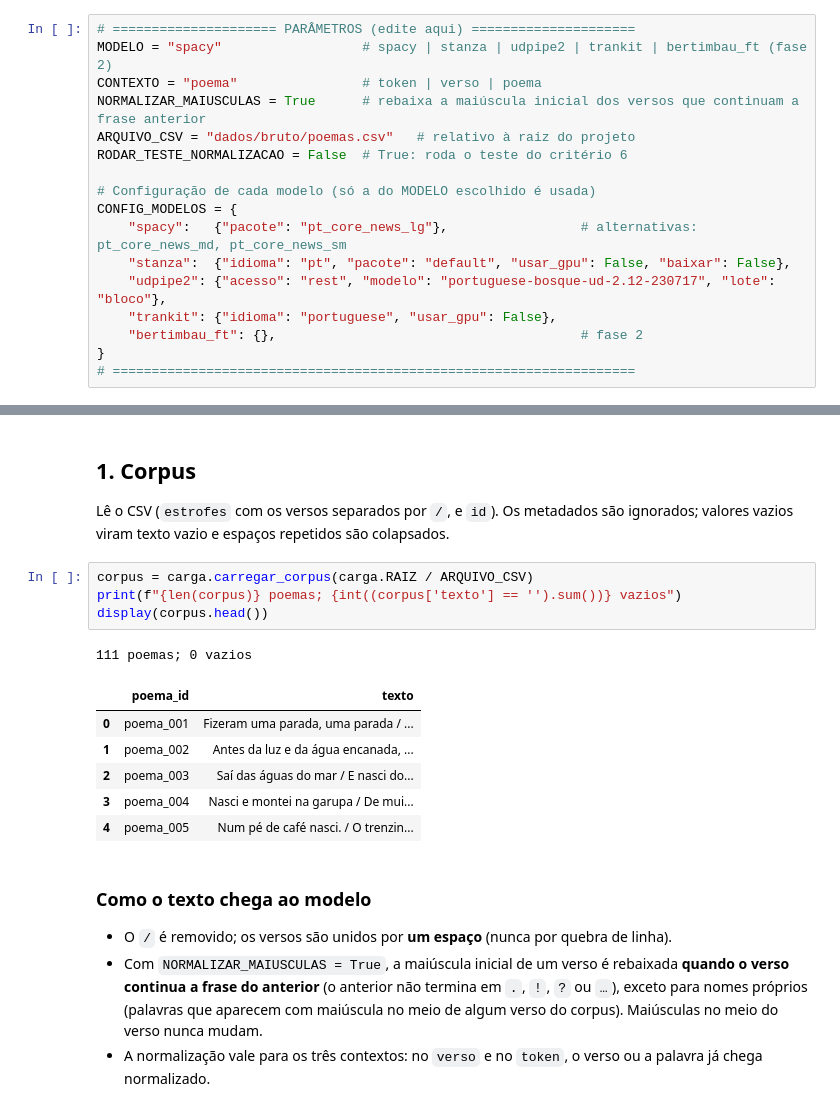
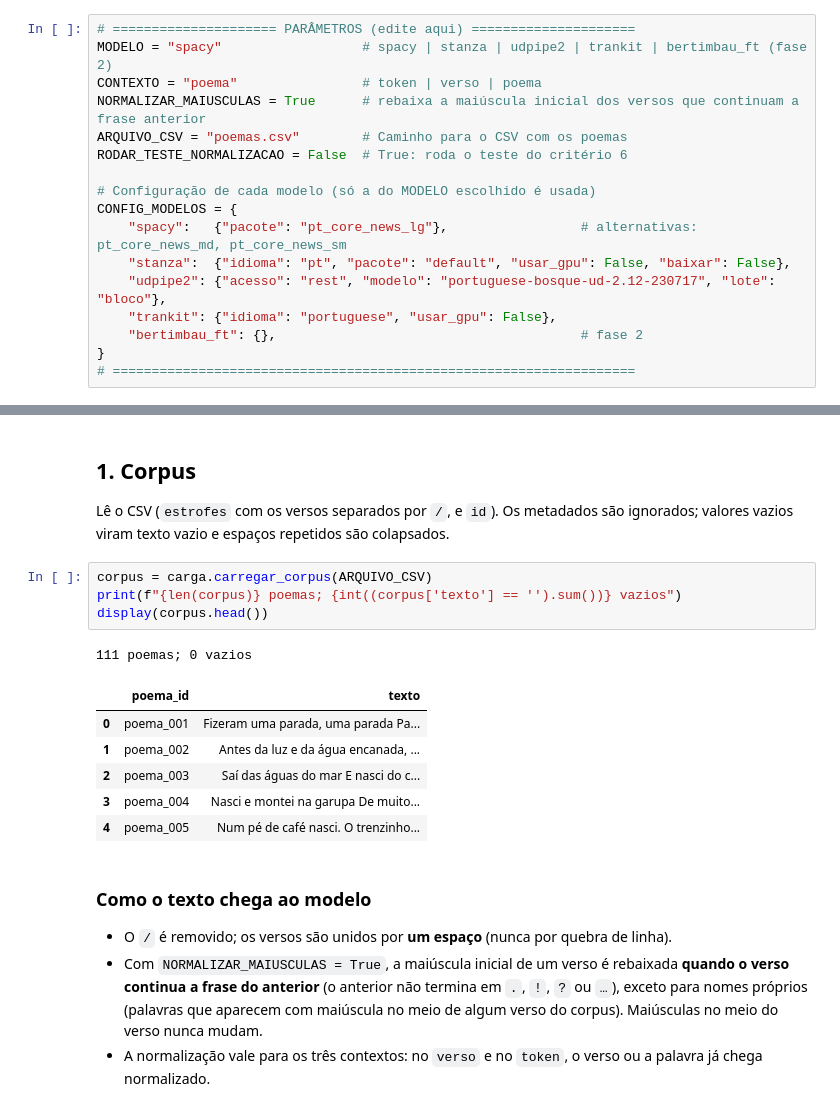
Before and after one commit to Mateus-Band/Projeto-Portinari, a Jupyter notebook: frentes/analise_poemas/notebooks/01_tokenizacao.ipynb, the cells around one changed output, grey strips where cells are left out. Drawn from its saved outputs; the diff is of its cells as text.

Commit message:
atualiza método para carregar arquivo poemas.csv

```diff
--- a/frentes/analise_poemas/notebooks/01_tokenizacao.ipynb
+++ b/frentes/analise_poemas/notebooks/01_tokenizacao.ipynb
@@ -27,7 +27,7 @@ Os notebooks 02 (lexical) e 03 (morfológica) leem esses CSVs e **não rodam mod
 MODELO = "spacy"                  # spacy | stanza | udpipe2 | trankit | bertimbau_ft (fase 2)
 CONTEXTO = "poema"                # token | verso | poema
 NORMALIZAR_MAIUSCULAS = True      # rebaixa a maiúscula inicial dos versos que continuam a frase anterior
-ARQUIVO_CSV = "dados/bruto/poemas.csv"   # relativo à raiz do projeto
+ARQUIVO_CSV = "poemas.csv"        # Caminho para o CSV com os poemas
 RODAR_TESTE_NORMALIZACAO = False  # True: roda o teste do critério 6
 
 # Configuração de cada modelo (só a do MODELO escolhido é usada)
@@ -68,17 +68,17 @@ Modelo: spacy | contexto: poema | normalizar maiúsculas: True
 
 Lê o CSV (`estrofes` com os versos separados por `/`, e `id`). Os metadados são ignorados; valores vazios viram texto vazio e espaços repetidos são colapsados.
 # %%
-corpus = carga.carregar_corpus(carga.RAIZ / ARQUIVO_CSV)
+corpus = carga.carregar_corpus(ARQUIVO_CSV)
 print(f"{len(corpus)} poemas; {int((corpus['texto'] == '').sum())} vazios")
 display(corpus.head())
 # %% [output]
 111 poemas; 0 vazios
 |  | poema_id | texto |
-| 0 | poema_001 | Fizeram uma parada, uma parada / ... |
+| 0 | poema_001 | Fizeram uma parada, uma parada Pa... |
 | 1 | poema_002 | Antes da luz e da água encanada, ... |
-| 2 | poema_003 | Saí das águas do mar / E nasci do... |
-| 3 | poema_004 | Nasci e montei na garupa / De mui... |
-| 4 | poema_005 | Num pé de café nasci. / O trenzin... |
+| 2 | poema_003 | Saí das águas do mar E nasci do c... |
+| 3 | poema_004 | Nasci e montei na garupa De muito... |
+| 4 | poema_005 | Num pé de café nasci. O trenzinho... |
 # %% [markdown]
 ### Como o texto chega ao modelo
 
```
Also changed, not shown: parts of 5 cells of this notebook, 3 other files.
